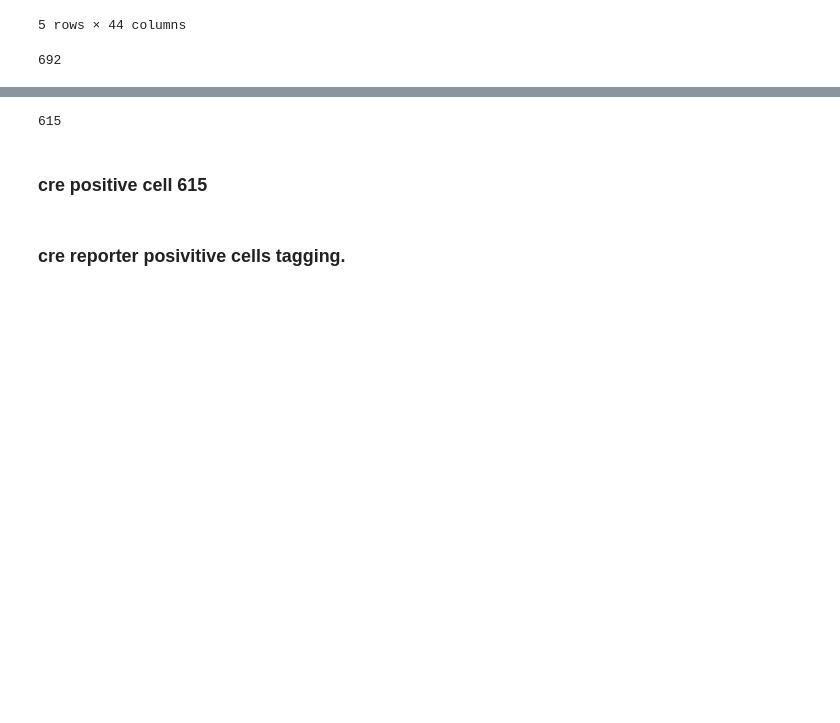
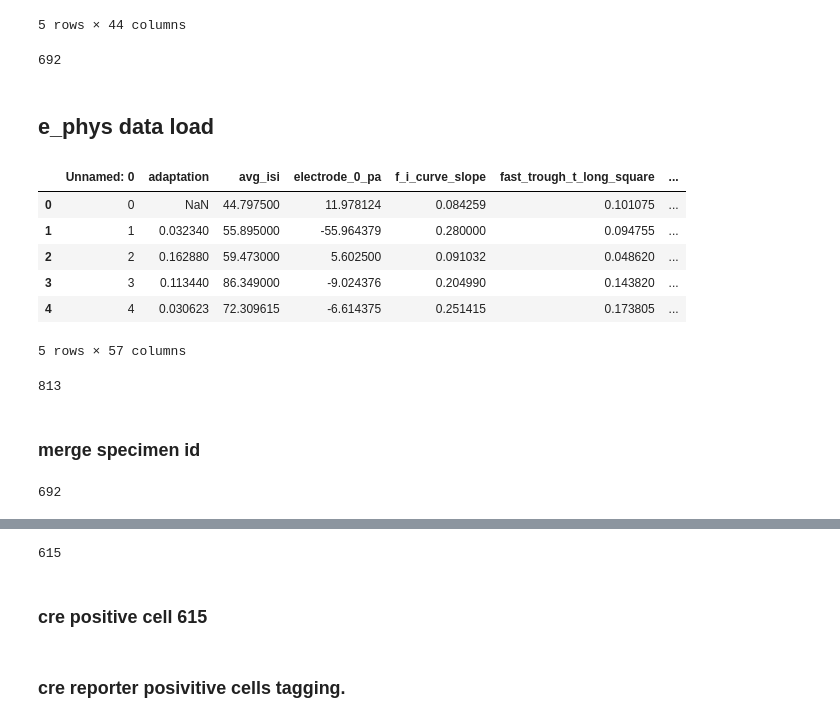
Before and after one commit to HyunsuLee/Ephy_type, a Jupyter notebook: allen_EvsI.ipynb, the cells around one changed output, grey strips where cells are left out. Drawn from its saved outputs; the diff is of its cells as text; code cells hidden in the pictures; blank space fills up the shorter version.

```diff
--- a/allen_EvsI.ipynb
+++ b/allen_EvsI.ipynb
@@ -26,2 +26,21 @@ len(data)
 # %% [output]
 692
+# %% [markdown]
+## e_phys data load
+# %%
+ephy_data = pd.read_csv('ephys_features.csv')
+ephy_data.head()
+# %% [output]
+|  | Unnamed: 0 | adaptation | avg_isi | electrode_0_pa | f_i_curve_slope | fast_trough_t_long_square | ... |
+| 0 | 0 | NaN | 44.797500 | 11.978124 | 0.084259 | 0.101075 | ... |
+| 1 | 1 | 0.032340 | 55.895000 | -55.964379 | 0.280000 | 0.094755 | ... |
+| 2 | 2 | 0.162880 | 59.473000 | 5.602500 | 0.091032 | 0.048620 | ... |
+| 3 | 3 | 0.113440 | 86.349000 | -9.024376 | 0.204990 | 0.143820 | ... |
+| 4 | 4 | 0.030623 | 72.309615 | -6.614375 | 0.251415 | 0.173805 | ... |
+5 rows × 57 columns
+# %%
+len(ephy_data)
+# %% [output]
+813
+# %% [markdown]
+### merge specimen id
@@ -27,0 +49,4 @@ len(data)
+# %%
+len(mdata)
+# %% [output]
+692
```
Also changed, not shown: parts of 15 cells of this notebook, 3 other files.
